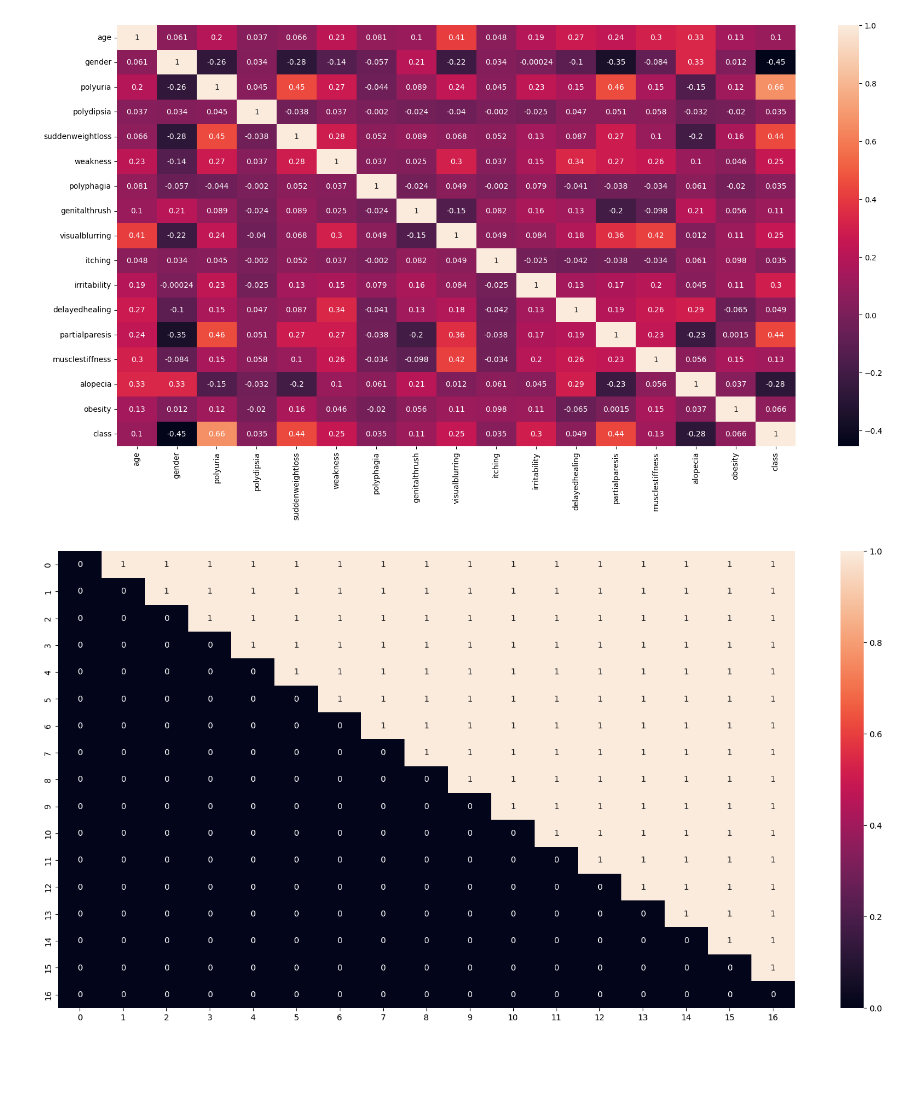
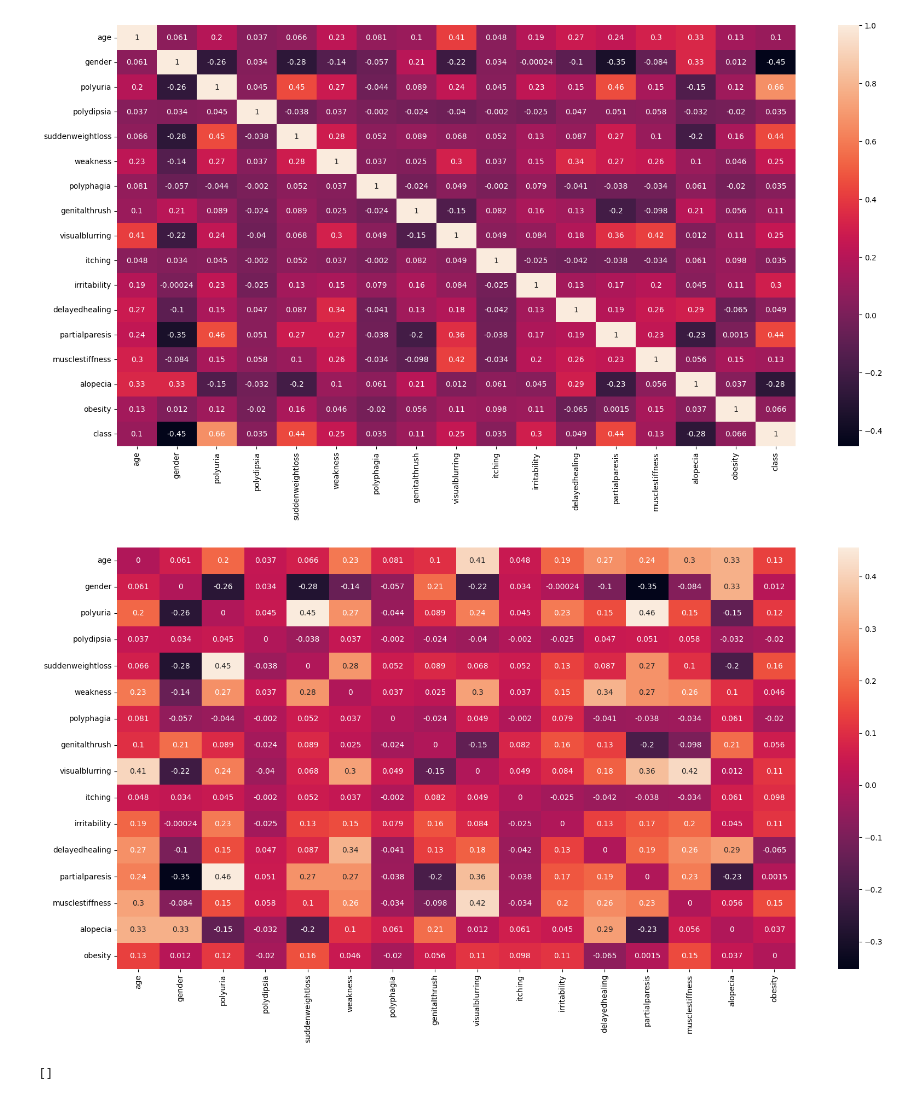
Before and after one commit to ezfrigate/python-training, a Jupyter notebook: Day-8/diabetes-logistic-regression.ipynb, the cells around one changed output. Drawn from its saved outputs; the diff is of its cells as text; code cells hidden in the pictures; blank space fills up the shorter version.

```diff
--- a/Day-8/diabetes-logistic-regression.ipynb
+++ b/Day-8/diabetes-logistic-regression.ipynb
@@ -369,21 +369,23 @@ plt.show()
 # %%
 # 14. If the correlation is > 0.8 then delete all of them except 1 (Do not manually delete the columns, hint: use numpy.diag)
 
 # Calculate the correlation matrix
-corr_matrix = df.corr()
-
-# Create a mask for the upper triangular part of the correlation matrix
-mask = numpy.triu(numpy.ones(corr_matrix.shape), k=1)
-
+new_df = df
+new_df.drop('class', axis=1, inplace=True)
+corr_matrix = new_df.corr()
+corr_matrix[corr_matrix == 1] = 0
 plt.figure(figsize=(20,10))
-sns.heatmap(mask, annot = True, cbar = True)
+sns.heatmap(corr_matrix, annot = True, cbar = True)
 plt.show()
 # %% [output]
-[figure, old version]
+[figure, new version]
 # %%
 # Get the indices of highly correlated columns
+
 correlated_columns = [col for col in range(len(corr_matrix.columns)) if any(abs(corr_matrix.iloc[:, col]) > 0.8)]
-
+correlated_columns
 # Keep the first column and drop the others
-columns_to_drop = [corr_matrix.columns[column] for column in correlated_columns[1:]]
-df.drop(columns=columns_to_drop, inplace=True)
+columns_to_drop = [corr_matrix.columns[col] for col in correlated_columns[1:]]
+columns_to_drop
+# %% [output]
+[]
```
Also changed, not shown: parts of 2 cells of this notebook, 3 other files.
